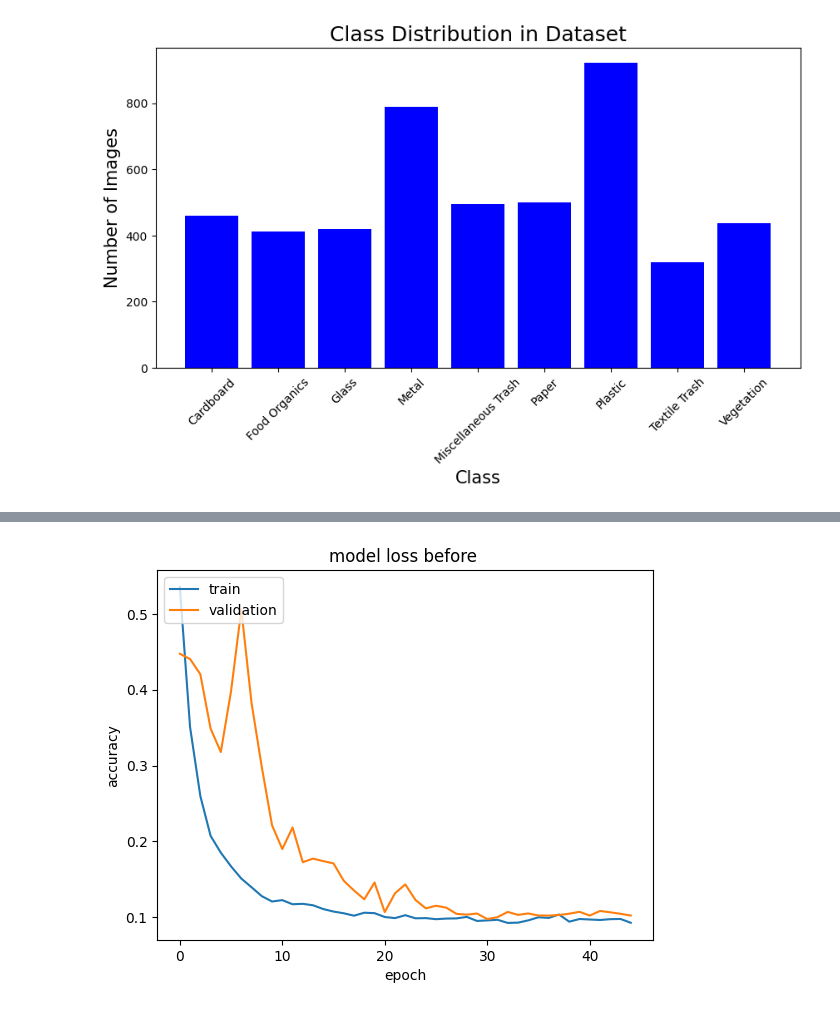
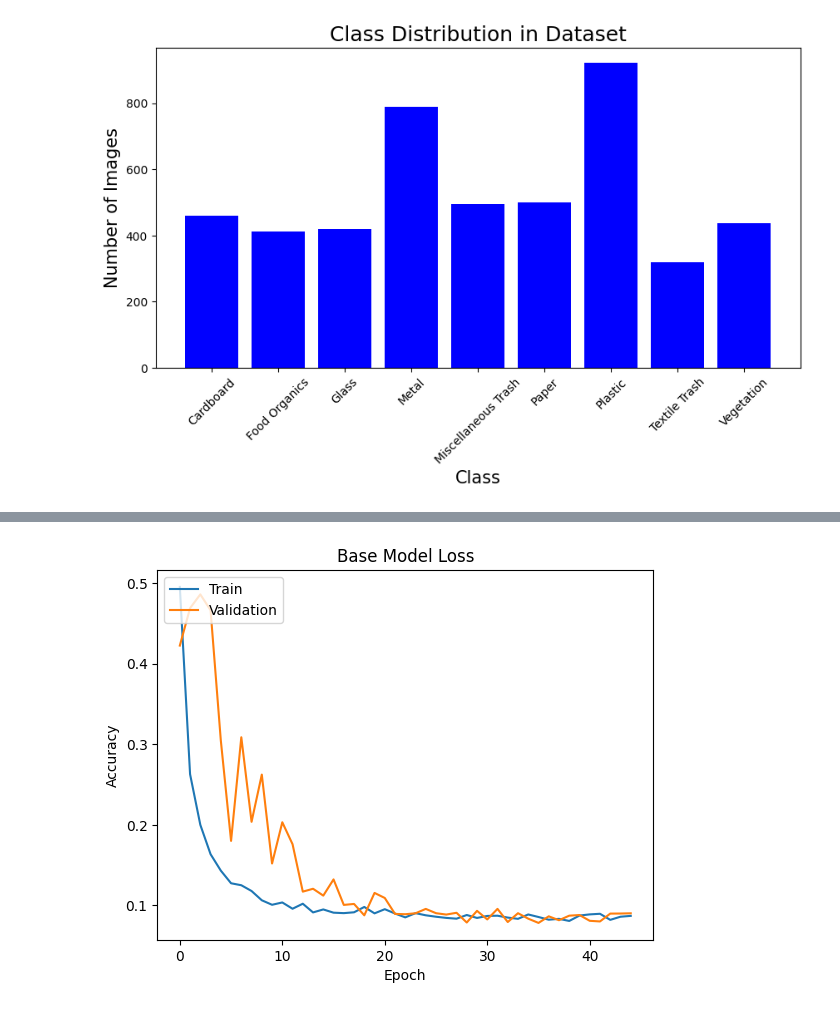
Before and after one commit to Anagha235/CNN-Data-Science-Project, a Jupyter notebook: CNN.ipynb, the cells around one changed output, grey strips where cells are left out. Drawn from its saved outputs; the diff is of its cells as text; code cells hidden in the pictures.

```diff
--- a/CNN.ipynb
+++ b/CNN.ipynb
@@ -196,24 +223,24 @@ early_stopping = EarlyStopping(
 # %%
 base_model = EfficientNetB0(weights="imagenet", include_top=False, input_shape=(224, 224, 3))
 base_model.trainable = True
-for layer in base_model.layers[:-30]:
+for layer in base_model.layers[:-15]:
     layer.trainable = True
 
 
 
 
-model = keras.Sequential([
+model_base = keras.Sequential([
     base_model,
     layers.GlobalAveragePooling2D(),
     layers.BatchNormalization(),
-    layers.Dropout(0.5),
-    layers.Dense(256, activation="relu"),
+    layers.Dropout(0.55),
+    layers.Dense(256, activation="relu",),
     layers.Dense(9, activation="softmax")
 ])
 
 
 
-model.compile(optimizer=keras.optimizers.Adam(learning_rate=0.0001),
+model_base.compile(optimizer=keras.optimizers.Adam(learning_rate=1e-4),
               loss= categorical_focal_loss(),
               metrics=["accuracy"])
 
@@ -225,5 +252,5 @@ lr_scheduler = LearningRateScheduler(scheduler)
 
 reduce_lr = ReduceLROnPlateau(monitor='val_loss', factor=0.5, patience=3, min_lr=1e-6)
 
-history = model.fit(train_dataset, validation_data=val_dataset, epochs=45,  callbacks=[ lr_scheduler, reduce_lr])
+history_base_model = model_base.fit(train_dataset, validation_data=val_dataset, epochs=45,  callbacks=[ lr_scheduler, reduce_lr])
 # %% [output]
@@ -310,13 +334,13 @@ weighted avg       0.75      0.73      0.73       704
 # %%
 def plot_hist(history):
-    plt.plot(history.history["accuracy"])
-    plt.plot(history.history["val_accuracy"])
-    plt.title("model accuracy")
-    plt.ylabel("accuracy")
-    plt.xlabel("epoch")
-    plt.legend(["train", "validation"], loc="upper left")
+    plt.plot(history_base_model.history["accuracy"])
+    plt.plot(history_base_model.history["val_accuracy"])
+    plt.title("Base Model Accuracy")
+    plt.ylabel("Accuracy")
+    plt.xlabel("Epoch")
+    plt.legend(["Train", "Validation"], loc="upper left")
     plt.show()
 
 
-plot_hist(history)
+plot_hist(history_base_model)
 # %% [output]
@@ -324,17 +348,17 @@ plot_hist(history)
 # %%
 def plot_hist(history):
-    plt.plot(history.history["loss"])
-    plt.plot(history.history["val_loss"])
-    plt.title("model loss before ")
-    plt.ylabel("accuracy")
-    plt.xlabel("epoch")
-    plt.legend(["train", "validation"], loc="upper left")
+    plt.plot(history_base_model.history["loss"])
+    plt.plot(history_base_model.history["val_loss"])
+    plt.title("Base Model Loss")
+    plt.ylabel("Accuracy")
+    plt.xlabel("Epoch")
+    plt.legend(["Train", "Validation"], loc="upper left")
     plt.show()
 
 
-plot_hist(history)
+plot_hist(history_base_model)
 # %% [output]
-[figure, old version]
+[figure, new version]
 # %%
 
 num_classes = 9
```
Also changed, not shown: parts of 20 cells of this notebook.
